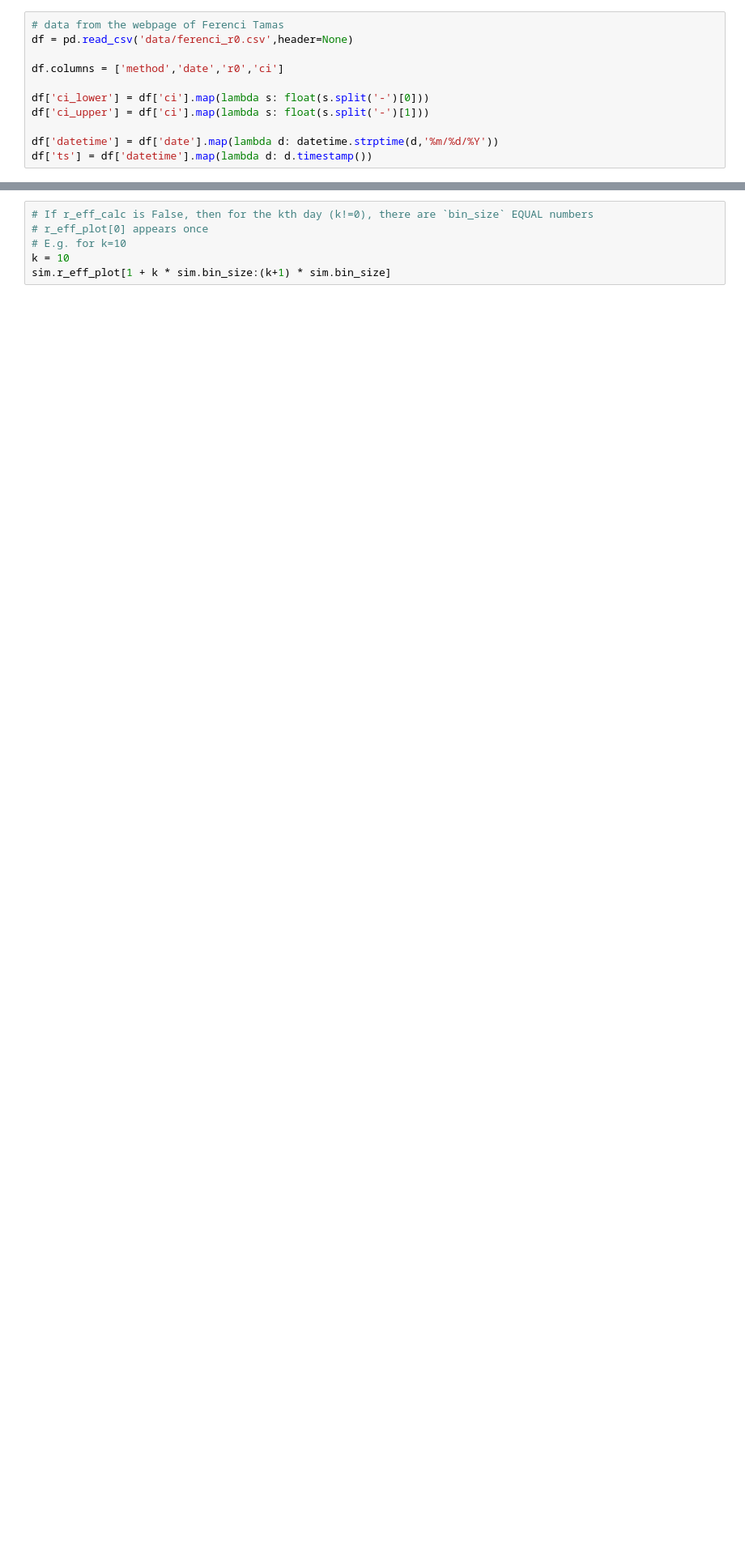
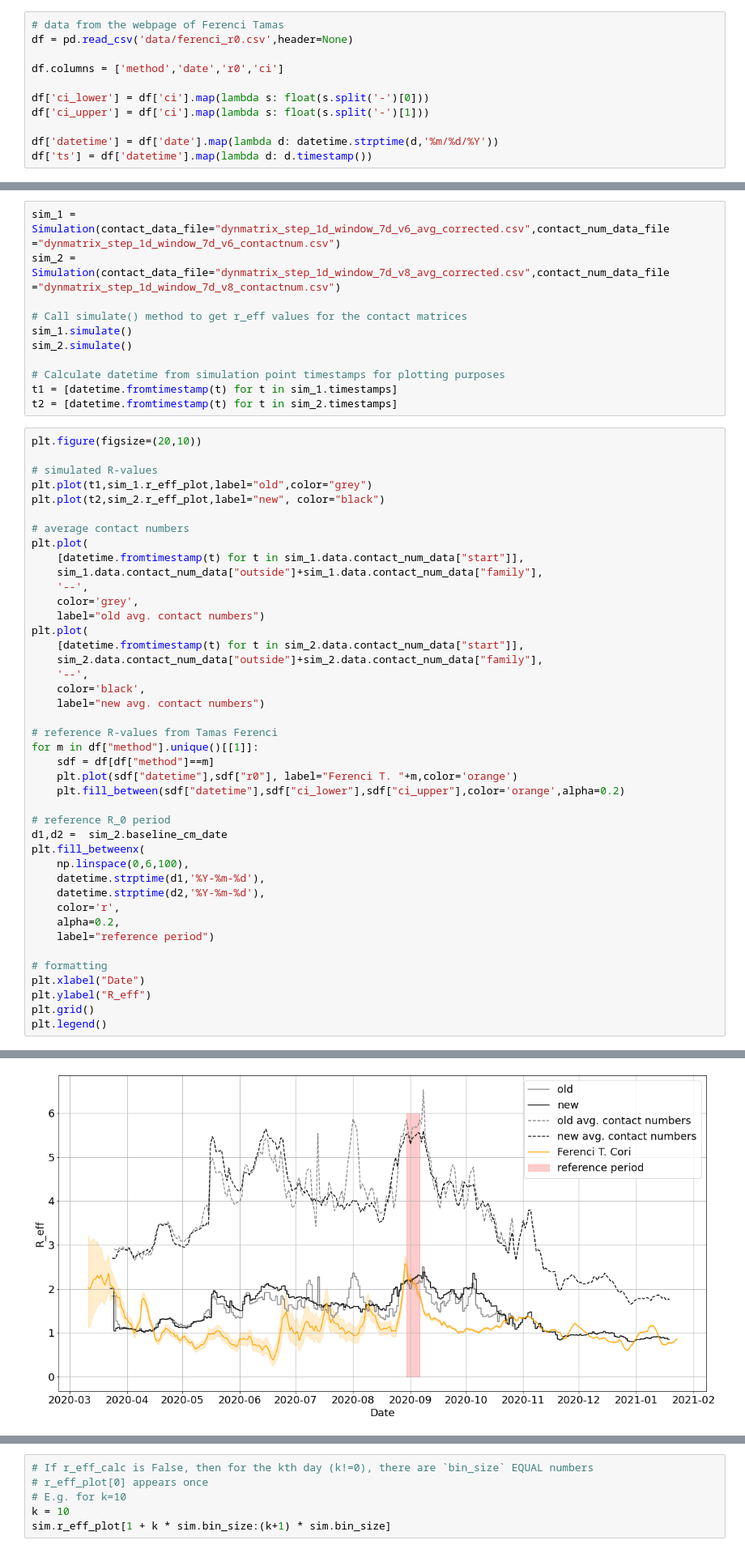
Before and after one commit to zsvizi/r-eff-social-contact-surveys-covid-19-hungary, a Jupyter notebook: figures.ipynb, the cells around one changed output, grey strips where cells are left out. Shown at 81% size. Saved outputs shown, nothing was run; the diff lists cells and outputs as text; blank space fills up the shorter version.

```diff
--- a/figures.ipynb
+++ b/figures.ipynb
@@ -55,0 +79,54 @@ plt.legend()
+# %%
+sim_1 = Simulation(contact_data_file="dynmatrix_step_1d_window_7d_v6_avg_corrected.csv",contact_num_data_file ="dynmatrix_step_1d_window_7d_v6_contactnum.csv")
+sim_2 = Simulation(contact_data_file="dynmatrix_step_1d_window_7d_v8_avg_corrected.csv",contact_num_data_file ="dynmatrix_step_1d_window_7d_v8_contactnum.csv")
+
+# Call simulate() method to get r_eff values for the contact matrices
+sim_1.simulate()
+sim_2.simulate()
+
+# Calculate datetime from simulation point timestamps for plotting purposes
+t1 = [datetime.fromtimestamp(t) for t in sim_1.timestamps]
+t2 = [datetime.fromtimestamp(t) for t in sim_2.timestamps]
+# %%
+plt.figure(figsize=(20,10))
+
+# simulated R-values
+plt.plot(t1,sim_1.r_eff_plot,label="old",color="grey")
+plt.plot(t2,sim_2.r_eff_plot,label="new", color="black")
+
+# average contact numbers
+plt.plot(
+    [datetime.fromtimestamp(t) for t in sim_1.data.contact_num_data["start"]],
+    sim_1.data.contact_num_data["outside"]+sim_1.data.contact_num_data["family"],
+    '--',
+    color='grey',
+    label="old avg. contact numbers")
+plt.plot(
+    [datetime.fromtimestamp(t) for t in sim_2.data.contact_num_data["start"]],
+    sim_2.data.contact_num_data["outside"]+sim_2.data.contact_num_data["family"],
+    '--',
+    color='black',
+    label="new avg. contact numbers")
+
+# reference R-values from Tamas Ferenci
+for m in df["method"].unique()[[1]]:
+    sdf = df[df["method"]==m]
+    plt.plot(sdf["datetime"],sdf["r0"], label="Ferenci T. "+m,color='orange')
+    plt.fill_between(sdf["datetime"],sdf["ci_lower"],sdf["ci_upper"],color='orange',alpha=0.2)
+
+# reference R_0 period
+d1,d2 =  sim_2.baseline_cm_date
+plt.fill_betweenx(
+    np.linspace(0,6,100),
+    datetime.strptime(d1,'%Y-%m-%d'),
+    datetime.strptime(d2,'%Y-%m-%d'),
+    color='r',
+    alpha=0.2,
+    label="reference period")
+
+# formatting
+plt.xlabel("Date")
+plt.ylabel("R_eff")
+plt.grid()
+plt.legend()
+# %% [output]
@@ -55,0 +134 @@ plt.legend()
+[figure, added]
```
Also changed, not shown: parts of 9 cells of this notebook.
